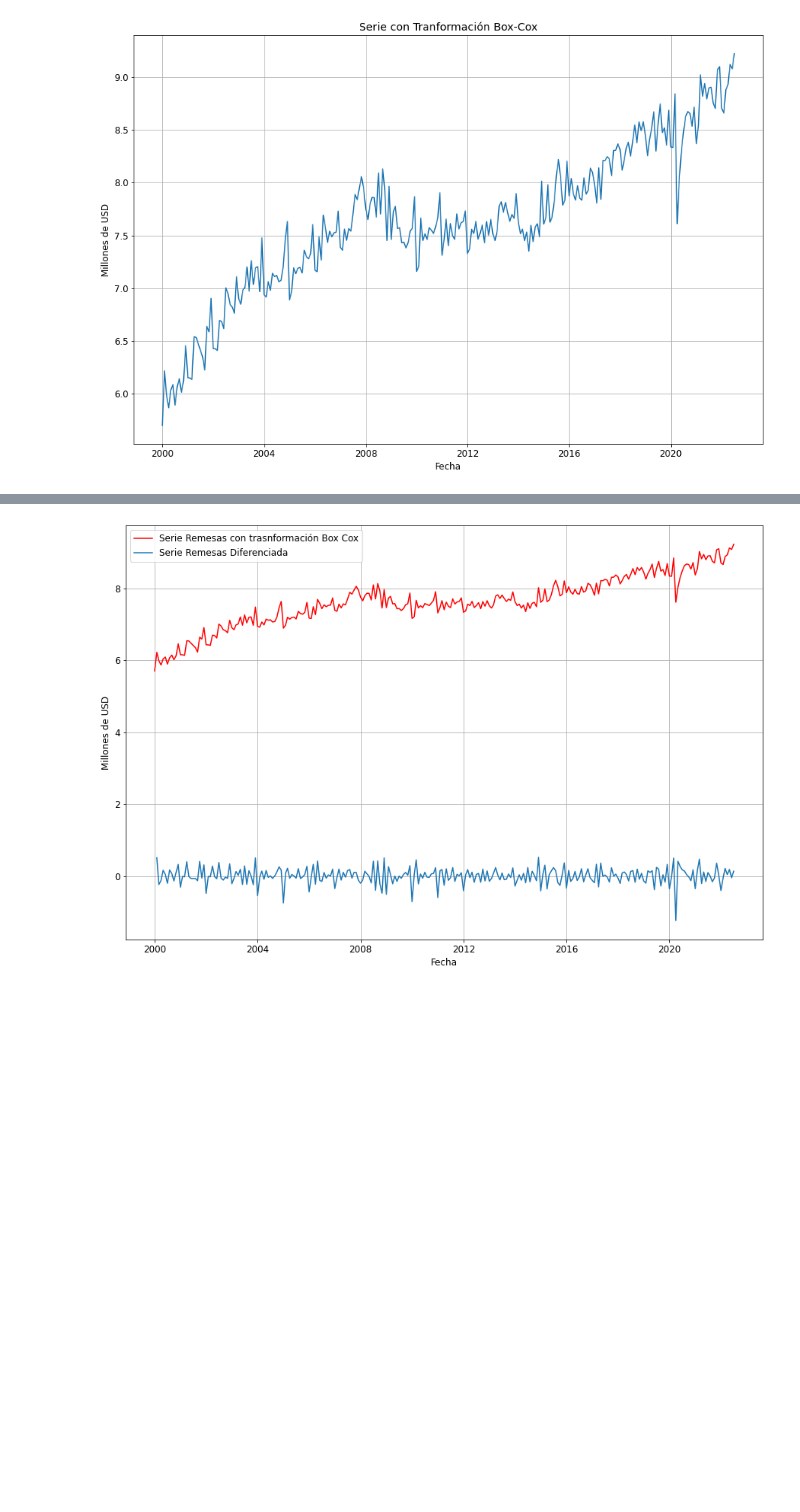
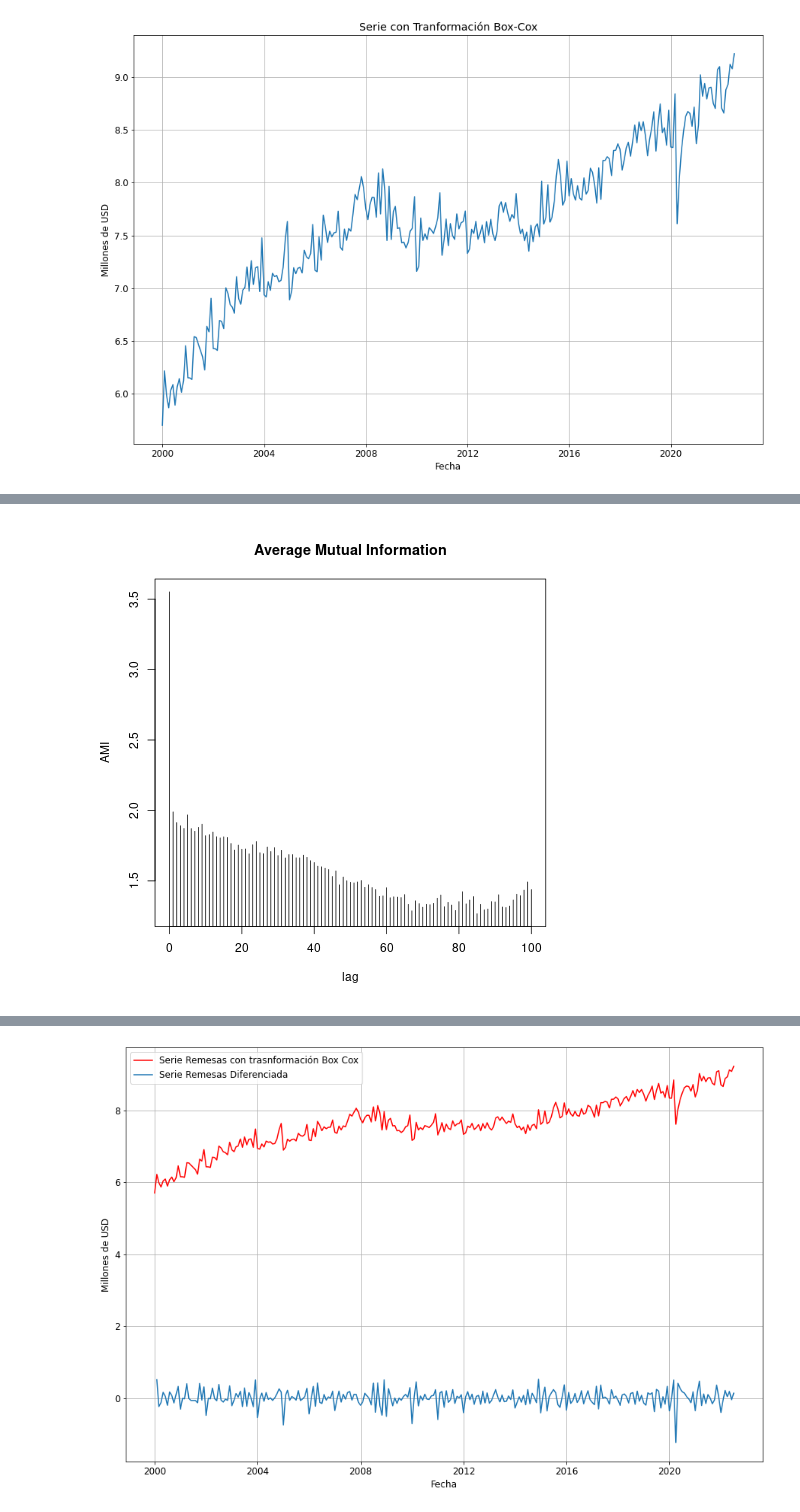
Before and after one commit to jofmorenore/TimeSeries, a Jupyter notebook: proyecto/Proyecto Series de Tiempo.ipynb, the cells around one changed output, grey strips where cells are left out. Cells and saved outputs as stored; diff of their text form; code cells hidden in the pictures; blank space fills up the shorter version.

```diff
--- a/proyecto/Proyecto Series de Tiempo.ipynb
+++ b/proyecto/Proyecto Series de Tiempo.ipynb
@@ -197,0 +193,6 @@ plt.show()
+# %%
+%%R
+#nonlinearTseries::mutualInformation(remesas,lag.max = 100,n.partitions = 50,units = "Bits",do.plot = TRUE) #c("Nats", "Bits", "Bans")
+tseriesChaos::mutual(remesas2$BC_remesas, partitions = 50, lag.max = 100, plot=TRUE)
+# %% [output]
+[figure, added]
```
Also changed, not shown: parts of 98 cells of this notebook.
